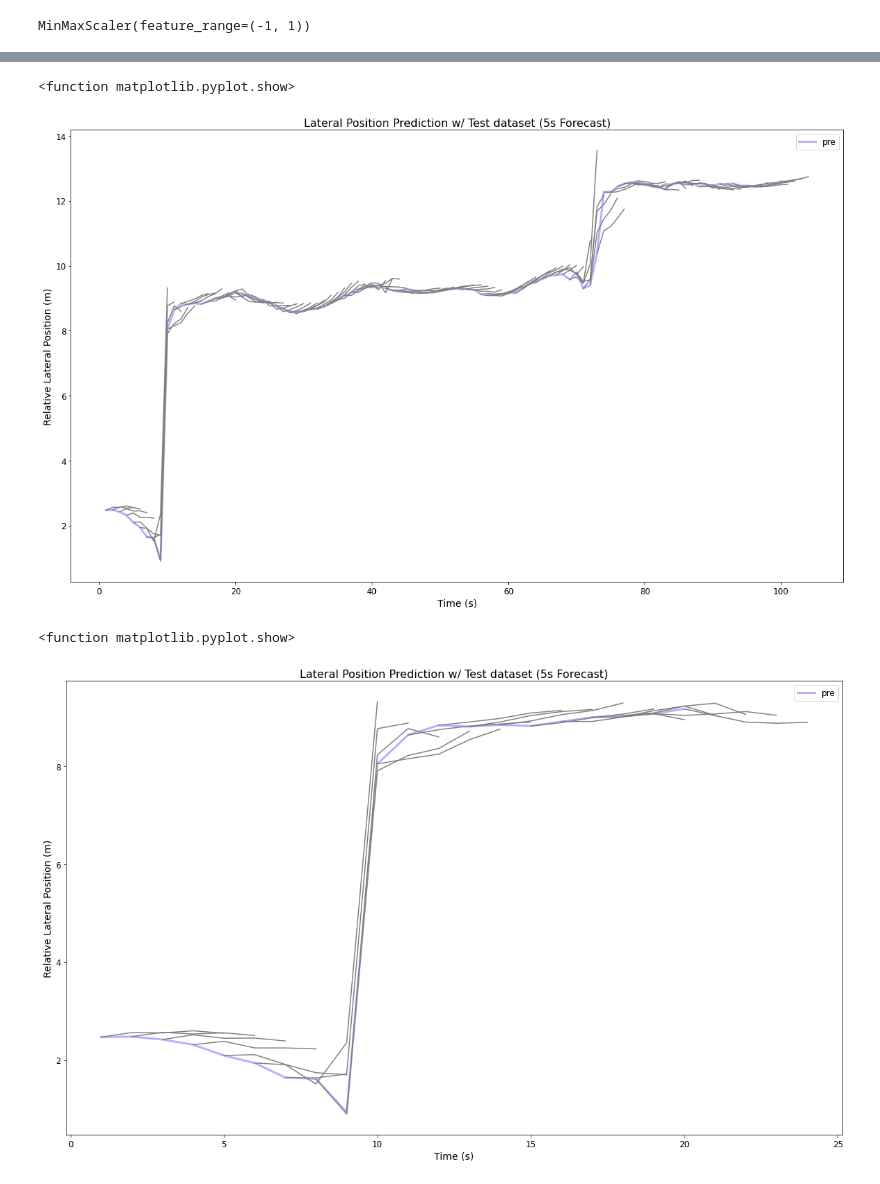
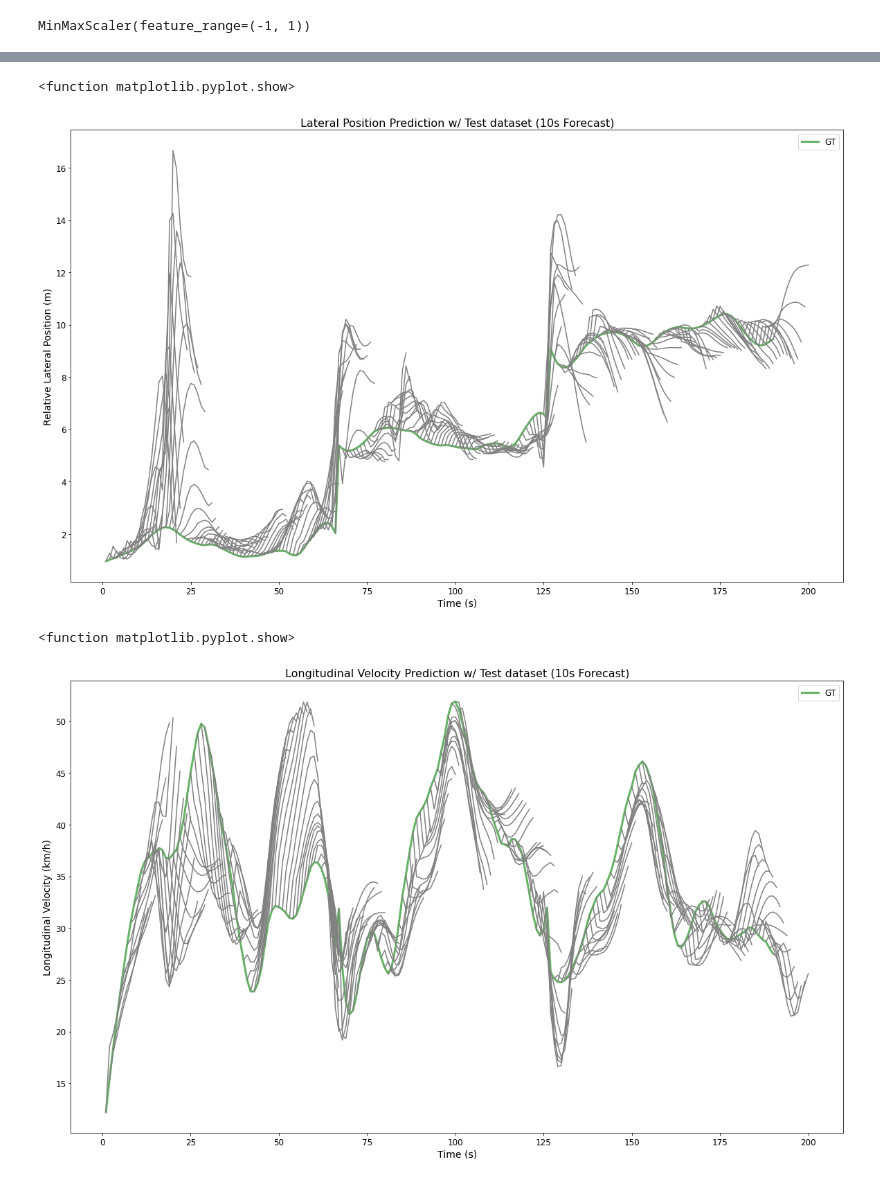
Before and after one commit to ChrisLi041/LSTM-Trajectory-Prediction, a Jupyter notebook: new_cap_aelstm.ipynb, the cells around one changed output, grey strips where cells are left out. Cells and saved outputs as stored; diff of their text form; code cells hidden in the pictures.

```diff
--- a/new_cap_aelstm.ipynb
+++ b/new_cap_aelstm.ipynb
@@ -124,7 +108,7 @@ def create_dataset(df,feature_names,label_names_1,label_names_2,n_in,n_out,scale
     # break
   return np.array(X),np.array(Y1),np.array(Y2)
 # %%
-X_1,Y1,Y2 = create_dataset(df2,feature_names,label_names_1,label_names_2,10,5,scaler_x,scaler_y_1,scaler_y_2)
+X_1,Y1,Y2 = create_dataset(df2,feature_names,label_names_1,label_names_2,n_in,n_out,scaler_x,scaler_y_1,scaler_y_2)
 # %%
 x1_train, x1_test = X_1[:train_rows], X_1[train_rows:]
 y1_train, y1_test = Y1[:train_rows], Y1[train_rows:]
@@ -210,0 +251,15 @@ plt.show
+# %%
+plt.figure(figsize=(20, 12))
+plt.plot(range(1,141),y2_train_cnt[2210:2350,0]*1.09728,'green',label='GT',linewidth = 3, alpha=0.6)
+m = 1
+for i in range(2210,2350):
+  traj = np.insert(trainPredict_v_cnt[i][:], 0, y2_train_cnt[2210:2350,0][m-1], axis=0)
+  plt.plot(range(m,m+11),traj*1.09728,'gray')
+  m = m + 1
+plt.legend(loc='best', fontsize='12')
+plt.xticks(fontsize=12)
+plt.yticks(fontsize=12)
+plt.title('Longitudinal Velocity Prediction w/ Test dataset (10s Forecast)', fontsize='16')
+plt.xlabel('Time (s)', fontsize='14')
+plt.ylabel('Longitudinal Velocity (km/h)', fontsize='14')
+plt.show
@@ -211,40 +269,36 @@ plt.show
 # %%
 plt.figure(figsize=(20, 12))
-# plt.plot(range(1,21),y1_train_cnt[2200:2220,0]/3.28084,label='GT')
-plt.plot(range(1,101),trainPredict3_cnt[2200:2300,0]/3.28084,'blue',label='pre',linewidth = 3, alpha=0.3)
-# plt.plot(range(10,180),testPredict_10_x_act[10200:10370,9]/3.28084,'green',label='Forecast = 10s',linewidth = 3, alpha=0.3)
+plt.plot(range(1,191),y1_test_cnt[25:215,0]/3.28084,'green',label='GT',linewidth = 3, alpha=0.6)
 m = 1
-for i in range(2200,2300):
-  # plt.plot(y1_test_act[i][:]/3.28084)
-  plt.plot(range(m,m+5),trainPredict3_cnt[i][:]/3.28084,'gray')
+for i in range(25,215):
+  traj = np.insert(testPredict_x_cnt[i][:], 0, y1_test_cnt[25:215,0][m-1], axis=0)
+  plt.plot(range(m,m+11),traj/3.28084,'gray')
   m = m + 1
 plt.legend(loc='best', fontsize='12')
 plt.xticks(fontsize=12)
 plt.yticks(fontsize=12)
-plt.title('Lateral Position Prediction w/ Test dataset (5s Forecast)', fontsize='16')
+plt.title('Lateral Position Prediction w/ Test dataset (10s Forecast)', fontsize='16')
 plt.xlabel('Time (s)', fontsize='14')
 plt.ylabel('Relative Lateral Position (m)', fontsize='14')
 plt.show
 # %% [output]
 <function matplotlib.pyplot.show>
-[figure, old version]
+[figure, new version]
 # %%
 plt.figure(figsize=(20, 12))
-# plt.plot(range(1,21),y1_train_cnt[2200:2220,0]/3.28084,label='GT')
-plt.plot(range(1,21),trainPredict3_cnt[2200:2220,0]/3.28084,'blue',label='pre',linewidth = 3, alpha=0.3)
-# plt.plot(range(10,180),testPredict_10_x_act[10200:10370,9]/3.28084,'green',label='Forecast = 10s',linewidth = 3, alpha=0.3)
+plt.plot(range(1,191),y2_test_cnt[25:215,0]*1.09728,'green',label='GT',linewidth = 3, alpha=0.6)
 m = 1
-for i in range(2200,2220):
-  # plt.plot(y1_test_act[i][:]/3.28084)
-  plt.plot(range(m,m+5),trainPredict3_cnt[i][:]/3.28084,'gray')
+for i in range(25,215):
+  traj = np.insert(testPredict_v_cnt[i][:], 0, y2_test_cnt[25:215,0][m-1], axis=0)
+  plt.plot(range(m,m+11),traj*1.09728,'gray')
   m = m + 1
 plt.legend(loc='best', fontsize='12')
 plt.xticks(fontsize=12)
 plt.yticks(fontsize=12)
-plt.title('Lateral Position Prediction w/ Test dataset (5s Forecast)', fontsize='16')
+plt.title('Longitudinal Velocity Prediction w/ Test dataset (10s Forecast)', fontsize='16')
 plt.xlabel('Time (s)', fontsize='14')
-plt.ylabel('Relative Lateral Position (m)', fontsize='14')
+plt.ylabel('Longitudinal Velocity (km/h)', fontsize='14')
 plt.show
 # %% [output]
 <function matplotlib.pyplot.show>
-[figure, old version]
+[figure, new version]
```
Also changed, not shown: parts of 10 cells of this notebook.
